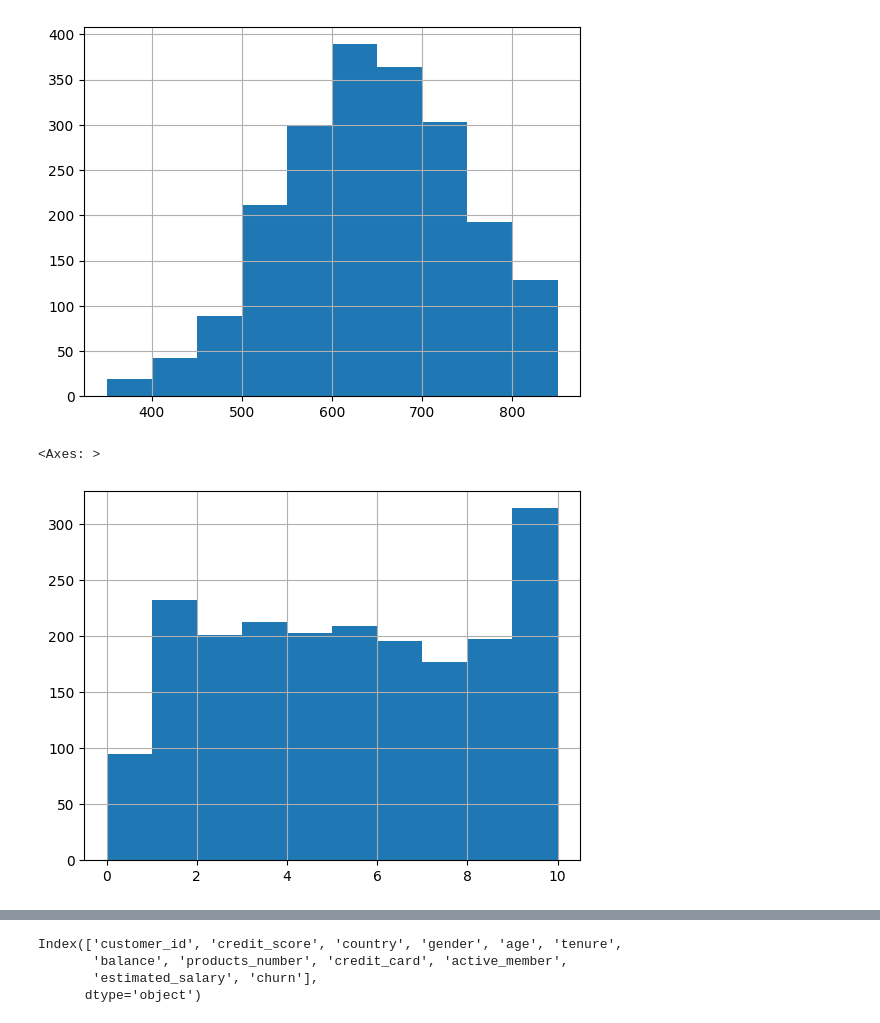
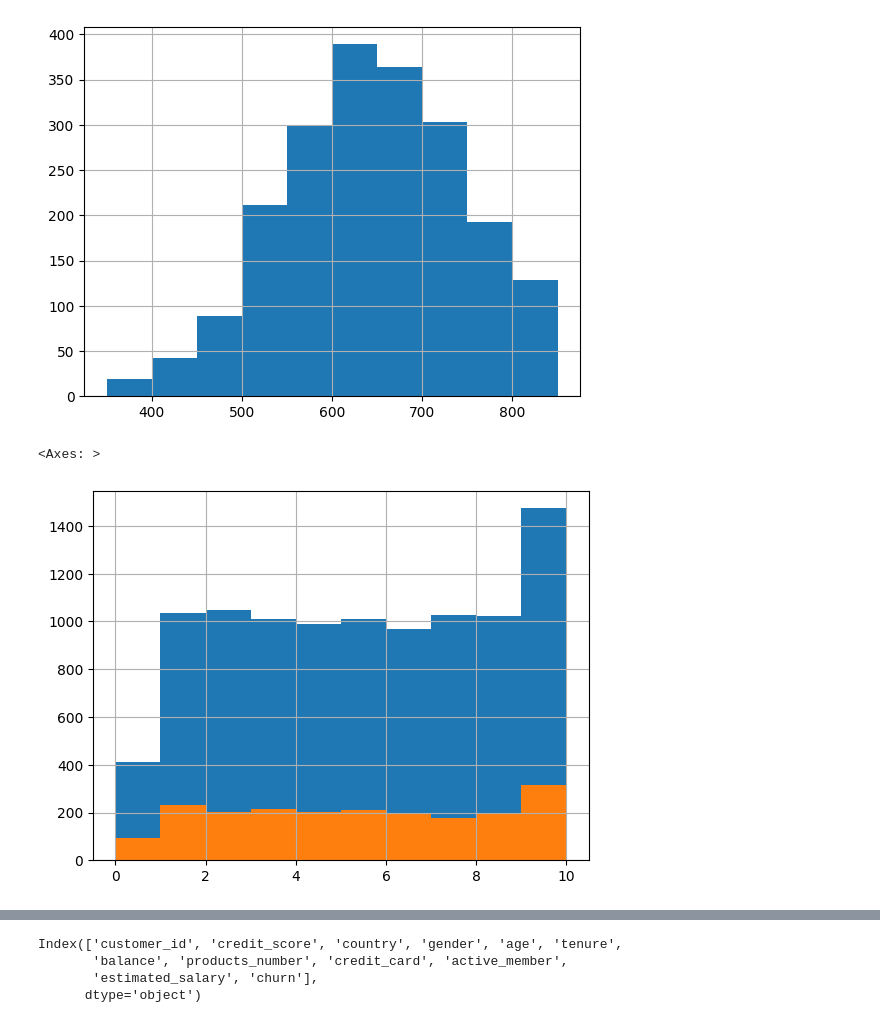
Before and after one commit to SKNETWORKS-FAMILY-AICAMP/SKN09-2nd-4Team, a Jupyter notebook: jy_preprocessing.ipynb, the cells around one changed output, grey strips where cells are left out. Drawn from its saved outputs; the diff is of its cells as text; code cells hidden in the pictures.

```diff
--- a/jy_preprocessing.ipynb
+++ b/jy_preprocessing.ipynb
@@ -76,7 +76,8 @@ df[df['churn'] == 1]['credit_score'].hist()
 <Axes: >
 [figure]
 # %%
+df['tenure'].hist()
 df[df['churn'] == 1]['tenure'].hist()
 # %% [output]
 <Axes: >
-[figure, old version]
+[figure, new version]
```
Also changed, not shown: parts of 7 cells of this notebook.
